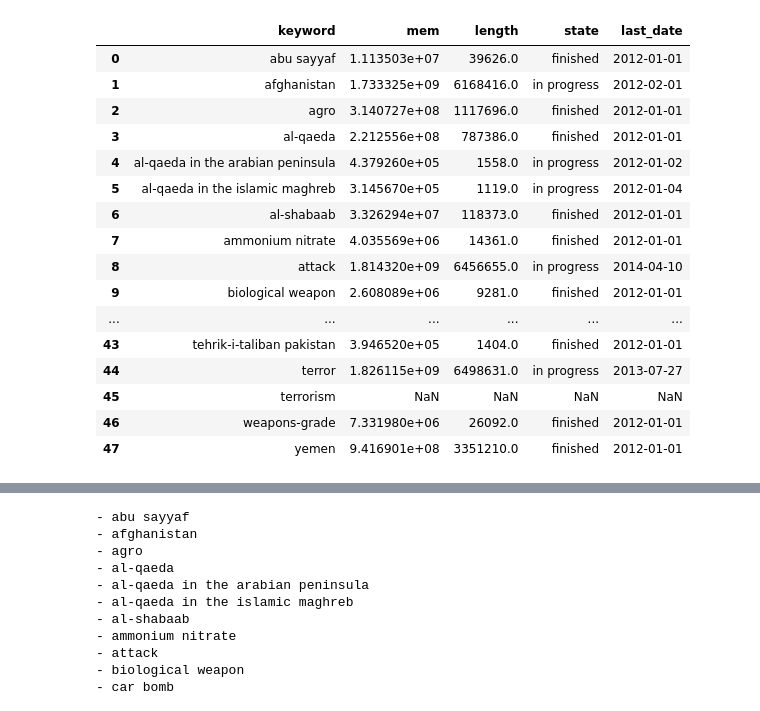
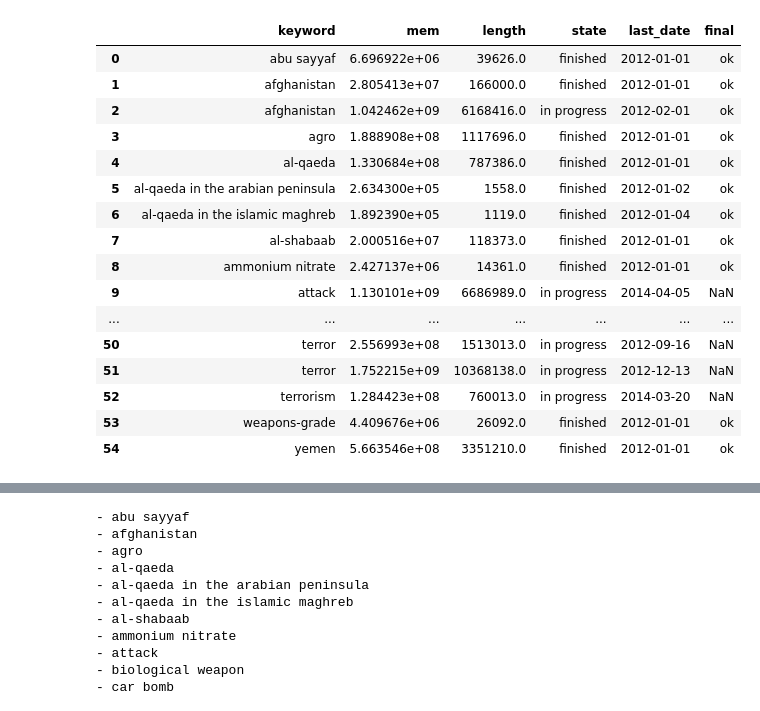
Before and after one commit to spaenleh/P4_data, a Jupyter notebook: viz.ipynb, the cells around one changed output, grey strips where cells are left out. Saved outputs shown, nothing was run; the diff lists cells and outputs as text; code cells hidden in the pictures.

```diff
--- a/viz.ipynb
+++ b/viz.ipynb
@@ -6,14 +6,15 @@ files = ['abu sayyaf_2012-01-01_2014-09-01_Basile.csv',  # finished
          'agro_2012-01-01_2014-09-01_Basile.csv',        # in progress
          'al-shabaab_2012-01-01_2014-09-01_Basile.csv',  # finished
          'ammonium nitrate_2012-01-01_2014-09-01_Basile.csv', # finished
+         'nationalism_2012-01-01_2014-09-01_Basile.csv',
 
          'eco-terrorism_2012-01-01_2014-09-01_Basile.csv',    # finished
          'tamil tigers_2012-01-01_2014-09-01_Basile.csv',     # finished
          'weapons-grade_2012-01-01_2014-09-01_Basile.csv',    # finished
         ]
 
-file = files[1]
+file = files[5]
 print(file)
-df = pd.read_csv(file)
+df = pd.read_csv(file, usecols=keep_columns, dtype=defined_types)
 print(f'Oldest tweet dates : {df.iloc[df.index[-1]].date}')
 # %% [output]
@@ -92,11 +150,11 @@ searches = ["abu sayyaf" ,
 # get status
 
 import os
+from tqdm import tqdm
 
 dir_files = os.listdir('.')
 data_files = [f for f in dir_files if f.endswith('.csv')]
 total_count = len(data_files)
-print(f'Files on disk : {total_count}')
 count_finished = 0
 meta_datasets = {}
 keywords = []
@@ -104,13 +162,14 @@ mems = []
 lengths = []
 states = []
 last_dates = []
-for f in data_files:
-    df = pd.read_csv(f)
+for f in tqdm(data_files):
+#     print(f)
+    df = pd.read_csv(f, usecols=keep_columns)
     keyword = f.split('_')[0]
 
     mem = df.memory_usage().sum()
     length = len(df.index)
-    state = 'finished' if df.iloc[df.index[-1]].date == '2012-01-01' else 'in progress'
+    state = 'finished' if df.iloc[df.index[-1]].date[:-3] == '2012-01' else 'in progress'
     count_finished += 1 if state == 'finished' else 0
     last_date = df.iloc[df.index[-1]].date
     keywords.append(keyword)
@@ -127,7 +186,3 @@ print(f'Finished : {count_finished}/{total_count}')
 
 with open('stats.txt', 'w') as stats_file:
     stats_file.write(repr(meta_datasets))
-
-# sum up all things :
-stats_df = pd.DataFrame.from_dict(stats).sort_values('keyword')
-stats_df
@@ -155,30 +189,33 @@ Finished : 17/30
 # %%
 # sum up all things :
 stats_df = pd.DataFrame.from_dict(stats).sort_values('keyword')
 all_articles_df = pd.DataFrame(searches, columns=['keyword'])
+final_files = [f.split('_')[0] for f in os.listdir('./data') if f.endswith('.gz')]
+final_df = pd.DataFrame.from_dict({'keyword': final_files, 'final': ['ok']*len(final_files)})
 
 # join the dataframes
 combined_df = stats_df.merge(all_articles_df, how='outer', left_on='keyword', right_on='keyword').sort_values('keyword').reset_index(drop=True)
 # combined_df.to_csv('progress.csv')
+combined_df = combined_df.merge(final_df, how='outer', left_on='keyword', right_on='keyword').sort_values('keyword').reset_index(drop=True)
 combined_df
 # %% [output]
-|  | keyword | mem | length | state | last_date |
-| 0 | abu sayyaf | 1.113503e+07 | 39626.0 | finished | 2012-01-01 |
-| 1 | afghanistan | 1.733325e+09 | 6168416.0 | in progress | 2012-02-01 |
-| 2 | agro | 3.140727e+08 | 1117696.0 | finished | 2012-01-01 |
-| 3 | al-qaeda | 2.212556e+08 | 787386.0 | finished | 2012-01-01 |
-| 4 | al-qaeda in the arabian peninsula | 4.379260e+05 | 1558.0 | in progress | 2012-01-02 |
-| 5 | al-qaeda in the islamic maghreb | 3.145670e+05 | 1119.0 | in progress | 2012-01-04 |
-| 6 | al-shabaab | 3.326294e+07 | 118373.0 | finished | 2012-01-01 |
-| 7 | ammonium nitrate | 4.035569e+06 | 14361.0 | finished | 2012-01-01 |
-| 8 | attack | 1.814320e+09 | 6456655.0 | in progress | 2014-04-10 |
-| 9 | biological weapon | 2.608089e+06 | 9281.0 | finished | 2012-01-01 |
-| ... | ... | ... | ... | ... | ... |
-| 43 | tehrik-i-taliban pakistan | 3.946520e+05 | 1404.0 | finished | 2012-01-01 |
-| 44 | terror | 1.826115e+09 | 6498631.0 | in progress | 2013-07-27 |
-| 45 | terrorism | NaN | NaN | NaN | NaN |
-| 46 | weapons-grade | 7.331980e+06 | 26092.0 | finished | 2012-01-01 |
-| 47 | yemen | 9.416901e+08 | 3351210.0 | finished | 2012-01-01 |
+|  | keyword | mem | length | state | last_date | final |
+| 0 | abu sayyaf | 6.696922e+06 | 39626.0 | finished | 2012-01-01 | ok |
+| 1 | afghanistan | 2.805413e+07 | 166000.0 | finished | 2012-01-01 | ok |
+| 2 | afghanistan | 1.042462e+09 | 6168416.0 | in progress | 2012-02-01 | ok |
+| 3 | agro | 1.888908e+08 | 1117696.0 | finished | 2012-01-01 | ok |
+| 4 | al-qaeda | 1.330684e+08 | 787386.0 | finished | 2012-01-01 | ok |
+| 5 | al-qaeda in the arabian peninsula | 2.634300e+05 | 1558.0 | finished | 2012-01-02 | ok |
+| 6 | al-qaeda in the islamic maghreb | 1.892390e+05 | 1119.0 | finished | 2012-01-04 | ok |
+| 7 | al-shabaab | 2.000516e+07 | 118373.0 | finished | 2012-01-01 | ok |
+| 8 | ammonium nitrate | 2.427137e+06 | 14361.0 | finished | 2012-01-01 | ok |
+| 9 | attack | 1.130101e+09 | 6686989.0 | in progress | 2014-04-05 | NaN |
+| ... | ... | ... | ... | ... | ... | ... |
+| 50 | terror | 2.556993e+08 | 1513013.0 | in progress | 2012-09-16 | NaN |
+| 51 | terror | 1.752215e+09 | 10368138.0 | in progress | 2012-12-13 | NaN |
+| 52 | terrorism | 1.284423e+08 | 760013.0 | in progress | 2014-03-20 | NaN |
+| 53 | weapons-grade | 4.409676e+06 | 26092.0 | finished | 2012-01-01 | ok |
+| 54 | yemen | 5.663546e+08 | 3351210.0 | finished | 2012-01-01 | ok |
 # %%
 disk_size = [os.stat(file).st_size for file in data_files]
 print(f'Memory (RAM) occupation : {stats_df.mem.sum()/1000000:.1f}MB')
```
Also changed, not shown: parts of 10 cells of this notebook, 3 other files.
